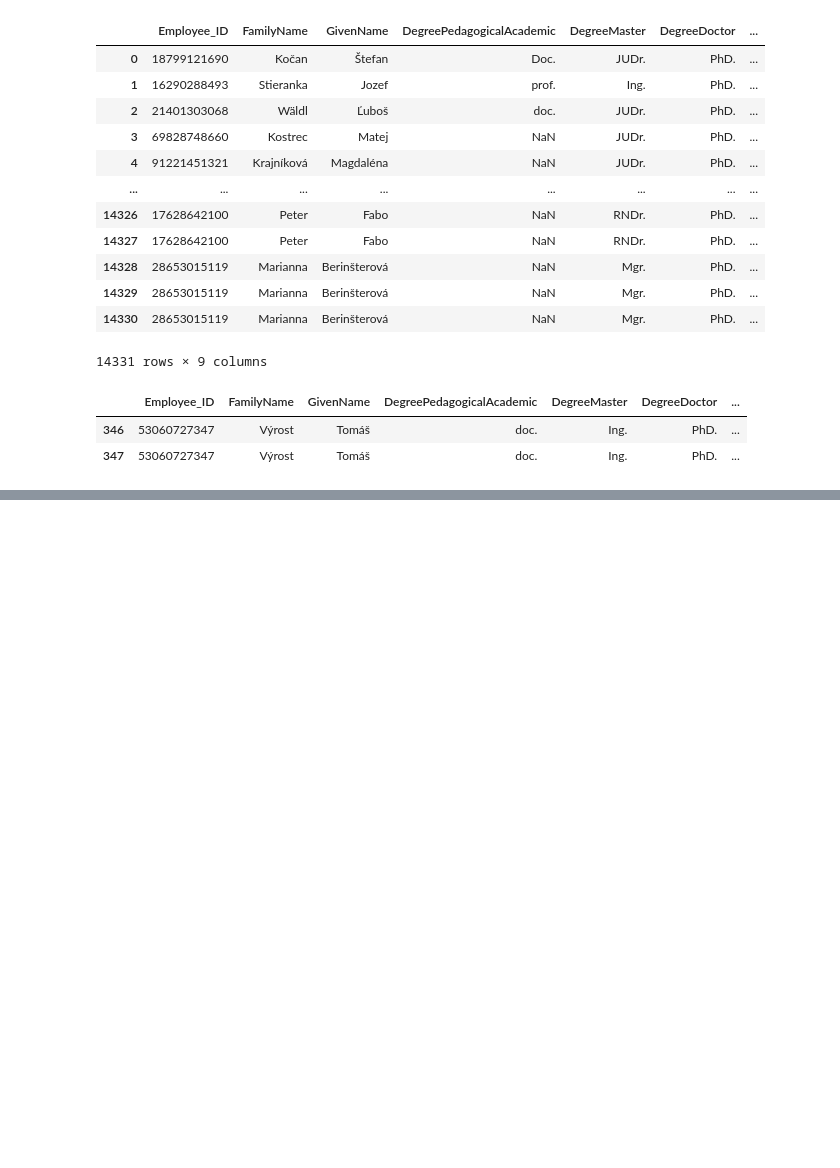
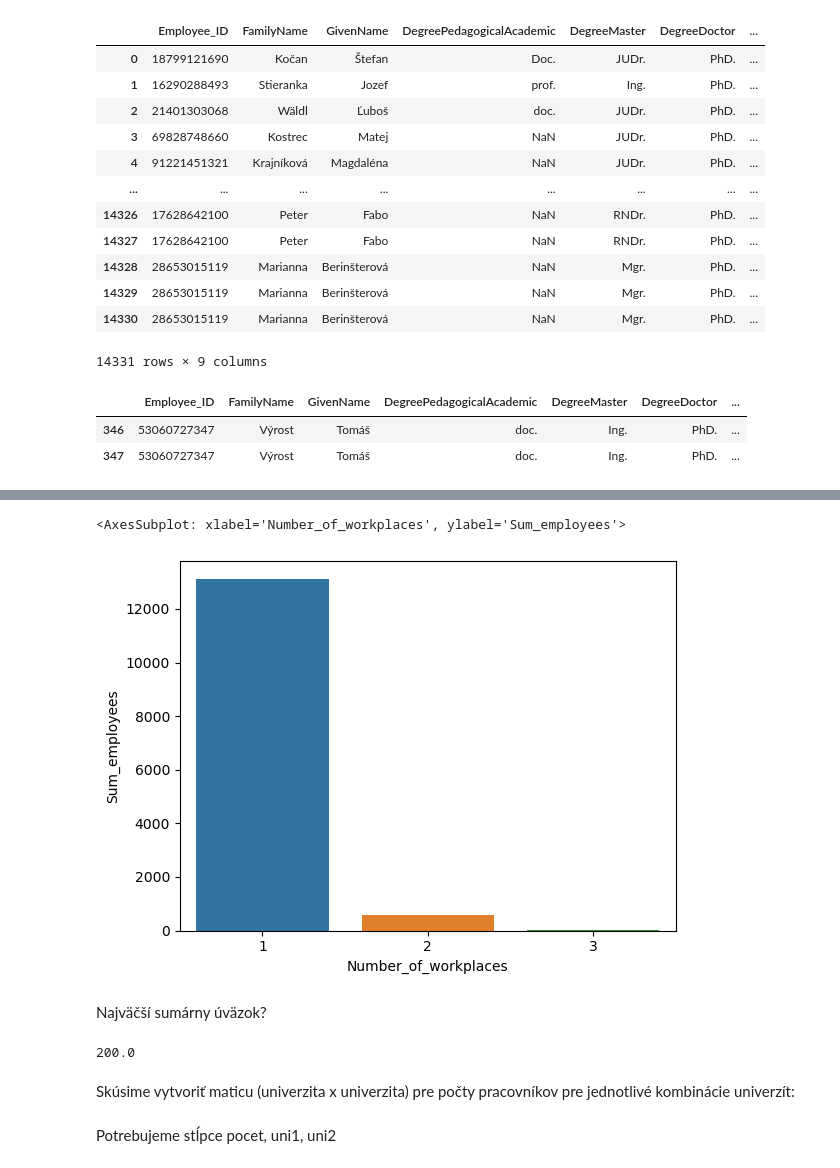
Before and after one commit to hudo16-38/pridav-project, a Jupyter notebook: analysis/regzam_analysis.ipynb, the cells around one changed output, grey strips where cells are left out. Drawn from its saved outputs; the diff is of its cells as text; code cells hidden in the pictures; blank space fills up the shorter version.

Commit message:
Further analysis of employees

```diff
--- a/analysis/regzam_analysis.ipynb
+++ b/analysis/regzam_analysis.ipynb
@@ -129,0 +141,7 @@ df_workplaces[df_workplaces['FamilyName'] == 'Výrost']
+# %%
+df_wp_grouped = df_workplaces[['Employee_ID', 'FamilyName', 'GivenName', 'Employment_Ratio']].groupby(
+    ['Employee_ID', 'FamilyName', 'GivenName']).agg(['sum', 'count']).reset_index()
+df_wp_grouped['Number_of_workplaces'] = df_wp_grouped['Employment_Ratio']['count']
+df_wp_grouped['Employment_Ratio_sum'] = df_wp_grouped['Employment_Ratio']['sum']
+df_wp_grouped = df_wp_grouped[['Employee_ID', 'FamilyName', 'GivenName', 'Number_of_workplaces', 'Employment_Ratio_sum']]
+display(df_wp_grouped)
@@ -129,0 +169,4 @@ df_workplaces[df_workplaces['FamilyName'] == 'Výrost']
+# %%
+df_for_plot = df_wp_grouped[['Employee_ID', 'Number_of_workplaces']].groupby(
+    'Number_of_workplaces').count().reset_index().rename(columns={'Employee_ID': 'Sum_employees'})
+display(df_for_plot)
@@ -129,0 +199,14 @@ df_workplaces[df_workplaces['FamilyName'] == 'Výrost']
+# %%
+sns.barplot(data=df_for_plot, x='Number_of_workplaces', y='Sum_employees')
+# this does not look right
+# %% [output]
+<AxesSubplot: xlabel='Number_of_workplaces', ylabel='Sum_employees'>
+[figure, added]
+# %% [markdown]
+Najväčší sumárny úväzok?
+# %%
+df_wp_grouped['Employment_Ratio_sum'].max()
+# %% [output]
+200.0
+# %% [markdown]
+Skúsime vytvoriť maticu (univerzita x univerzita) pre počty pracovníkov pre jednotlivé kombinácie univerzít:
@@ -129,0 +219,2 @@ df_workplaces[df_workplaces['FamilyName'] == 'Výrost']
+# %% [markdown]
+Potrebujeme stĺpce pocet, uni1, uni2
```
Also changed, not shown: parts of 26 cells of this notebook, 2 other files.
